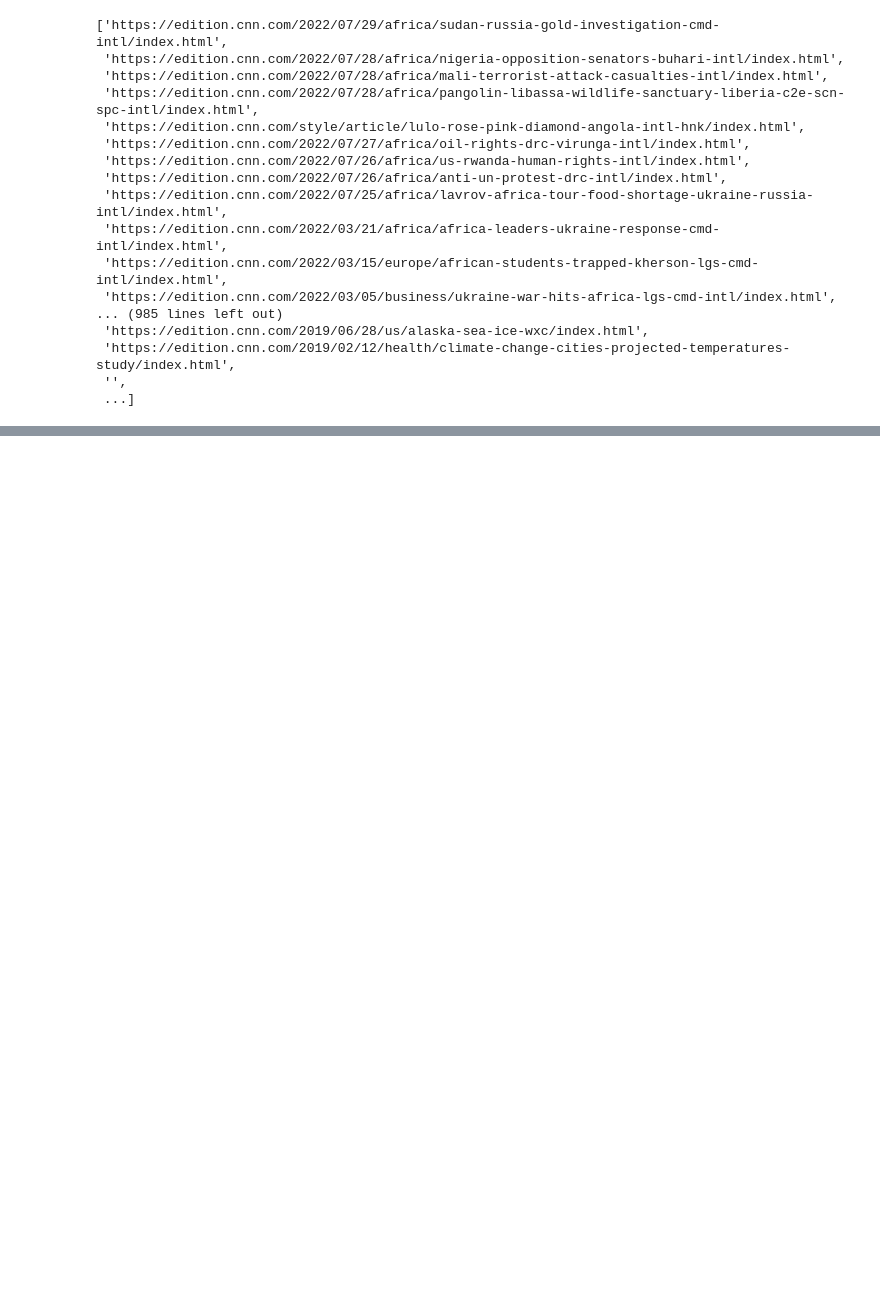
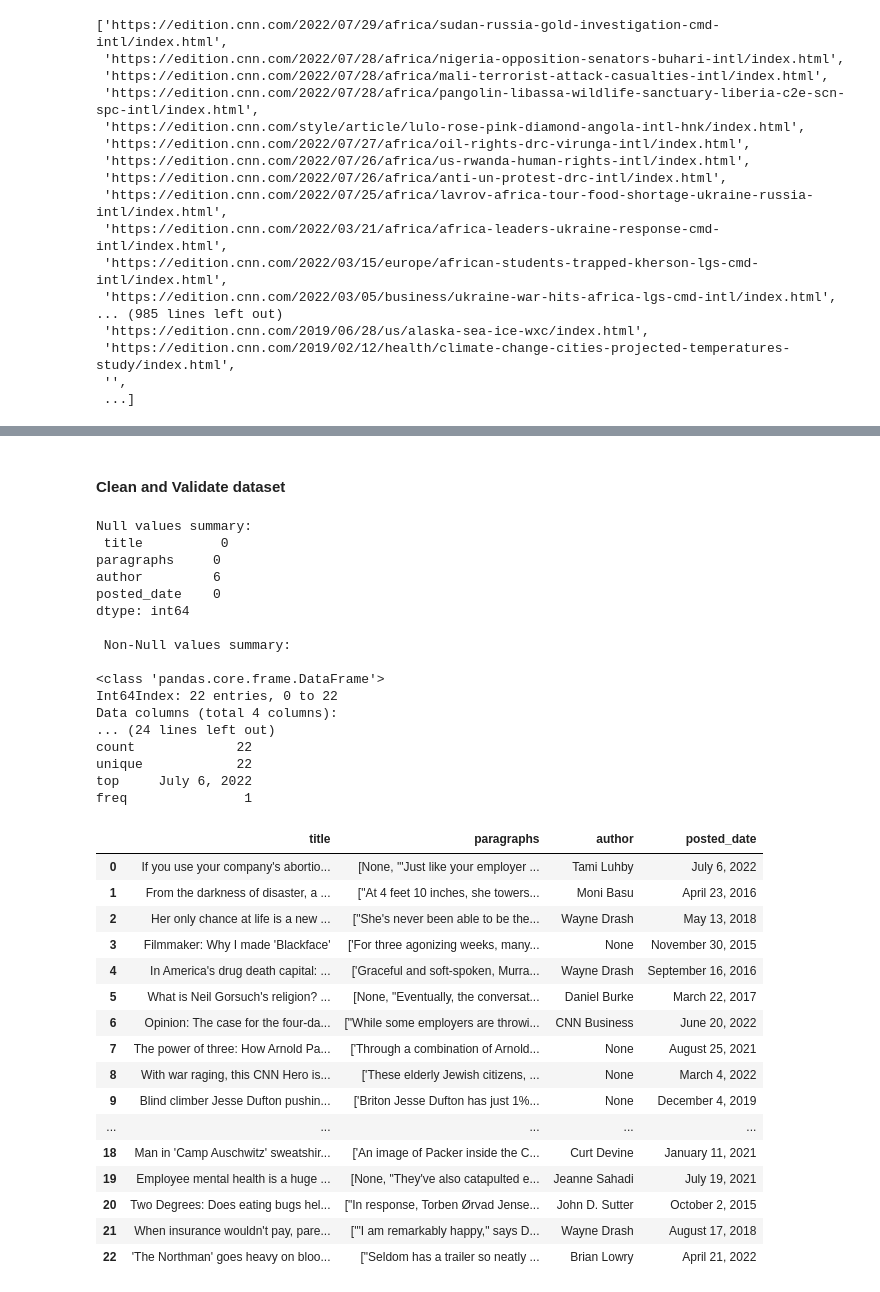
Before and after one commit to vgtgayan/news-article-scraping-and-analysis-with-postgresql-on-AWS-EC2, a Jupyter notebook: scrape_news.ipynb, the cells around one changed output, grey strips where cells are left out. Saved outputs shown, nothing was run; the diff lists cells and outputs as text; code cells hidden in the pictures; blank space fills up the shorter version.

```diff
--- a/scrape_news.ipynb
+++ b/scrape_news.ipynb
@@ -221,0 +329,73 @@ https://edition.cnn.comhttps://www.turnerjobs.com/search-jobs?orgIds=1174&ac=192
+# %% [markdown]
+#### Clean and Validate dataset
+# %%
+def clean_dataset(df: pd.DataFrame):
+    """
+    Clean and validate, scraped data
+    :param df: Dirty and unvalidated dataset
+    :return: clean and validated dataset
+    """
+    # Clean data ----------------
+    # Data type conversions
+    df["paragraphs"] = df["paragraphs"].astype(str)
+    # df["posted_date"] = pd.to_datetime(df["posted_date"])
+
+    # Replace null/empty values with None
+    df.replace(to_replace=["", '[]', 'NA', pd.NaT], value=None, inplace=True)
+
+    # Reformat "posted_date" (remove time info)
+    # df["posted_date"] = pd.to_datetime(df["posted_date"], format='%Y%m%d')
+
+    # Drop empty/Null rows
+    df.dropna(subset=['title', 'paragraphs'], inplace=True)
+
+    # Drop duplicate rows
+    df.drop_duplicates(inplace=True)
+
+    # Validate data ----------------
+    # Check null values
+    print("Null values summary: \n", df.isnull().sum())
+    print("\n Non-Null values summary: \n")
+    print(df.info())
+    # Check for unique values
+    print("\n Unique values summary: \n", df.describe(include='all'))
+
+    return df
+# %%
+df_cleaned = clean_dataset(df)
+df_cleaned
+# %% [output]
+Null values summary:
+ title          0
+paragraphs     0
+author         6
+posted_date    0
+dtype: int64
+
+ Non-Null values summary:
+
+<class 'pandas.core.frame.DataFrame'>
+Int64Index: 22 entries, 0 to 22
+Data columns (total 4 columns):
+... (24 lines left out)
+count             22
+unique            22
+top     July 6, 2022
+freq               1
+|  | title | paragraphs | author | posted_date |
+| 0 | If you use your company's abortio... | [None, '"Just like your employer ... | Tami Luhby | July 6, 2022 |
+| 1 | From the darkness of disaster, a ... | ["At 4 feet 10 inches, she towers... | Moni Basu | April 23, 2016 |
+| 2 | Her only chance at life is a new ... | ["She's never been able to be the... | Wayne Drash | May 13, 2018 |
+| 3 | Filmmaker: Why I made 'Blackface' | ['For three agonizing weeks, many... | None | November 30, 2015 |
+| 4 | In America's drug death capital: ... | ['Graceful and soft-spoken, Murra... | Wayne Drash | September 16, 2016 |
+| 5 | What is Neil Gorsuch's religion? ... | [None, "Eventually, the conversat... | Daniel Burke | March 22, 2017 |
+| 6 | Opinion: The case for the four-da... | ["While some employers are throwi... | CNN Business | June 20, 2022 |
+| 7 | The power of three: How Arnold Pa... | ['Through a combination of Arnold... | None | August 25, 2021 |
+| 8 | With war raging, this CNN Hero is... | ['These elderly Jewish citizens, ... | None | March 4, 2022 |
+| 9 | Blind climber Jesse Dufton pushin... | ['Briton Jesse Dufton has just 1%... | None | December 4, 2019 |
+| ... | ... | ... | ... | ... |
+| 18 | Man in 'Camp Auschwitz' sweatshir... | ['An image of Packer inside the C... | Curt Devine | January 11, 2021 |
+| 19 | Employee mental health is a huge ... | [None, "They've also catapulted e... | Jeanne Sahadi | July 19, 2021 |
+| 20 | Two Degrees: Does eating bugs hel... | ["In response, Torben Ørvad Jense... | John D. Sutter | October 2, 2015 |
+| 21 | When insurance wouldn't pay, pare... | ['"I am remarkably happy," says D... | Wayne Drash | August 17, 2018 |
+| 22 | 'The Northman' goes heavy on bloo... | ["Seldom has a trailer so neatly ... | Brian Lowry | April 21, 2022 |
```
Also changed, not shown: parts of 21 cells of this notebook, 1 other file.
